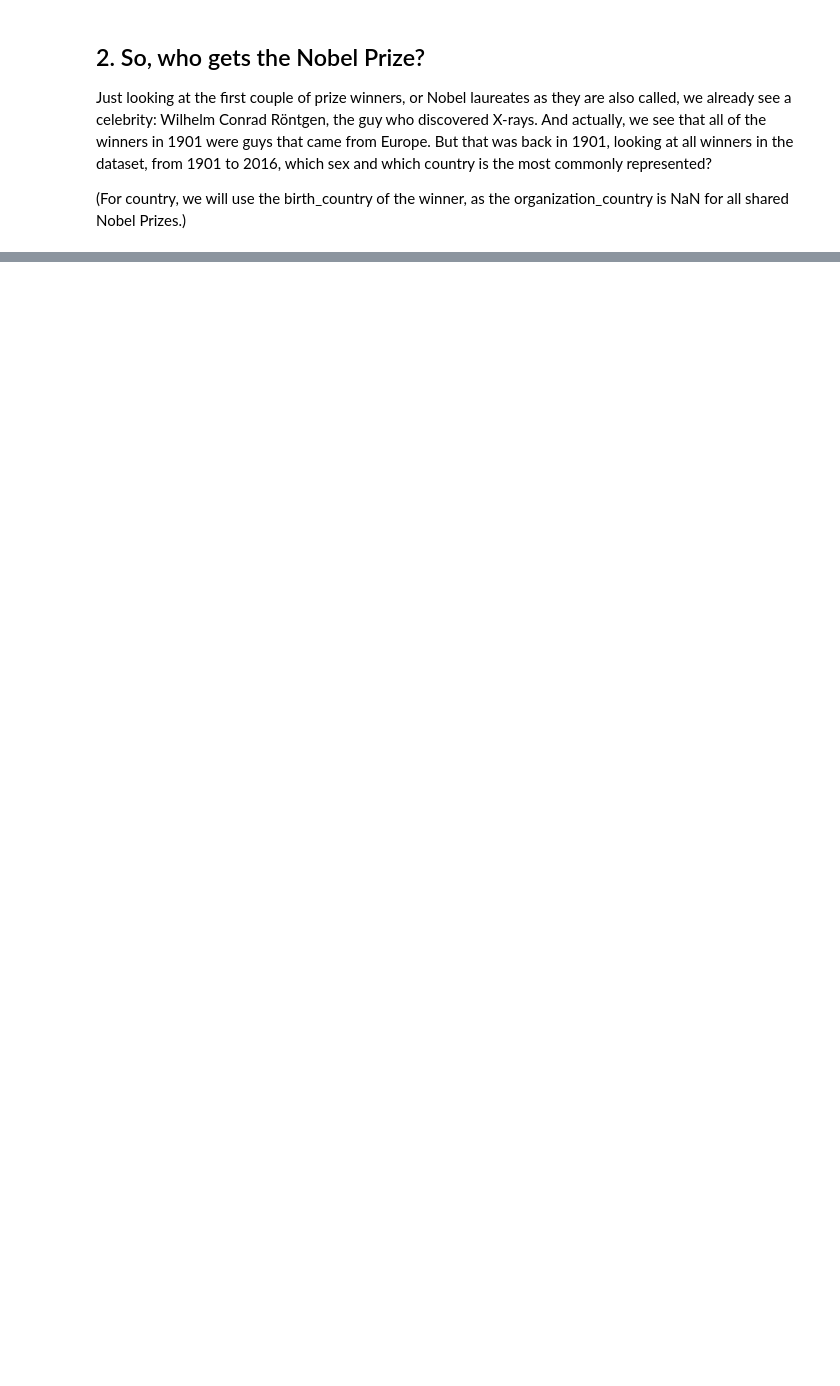
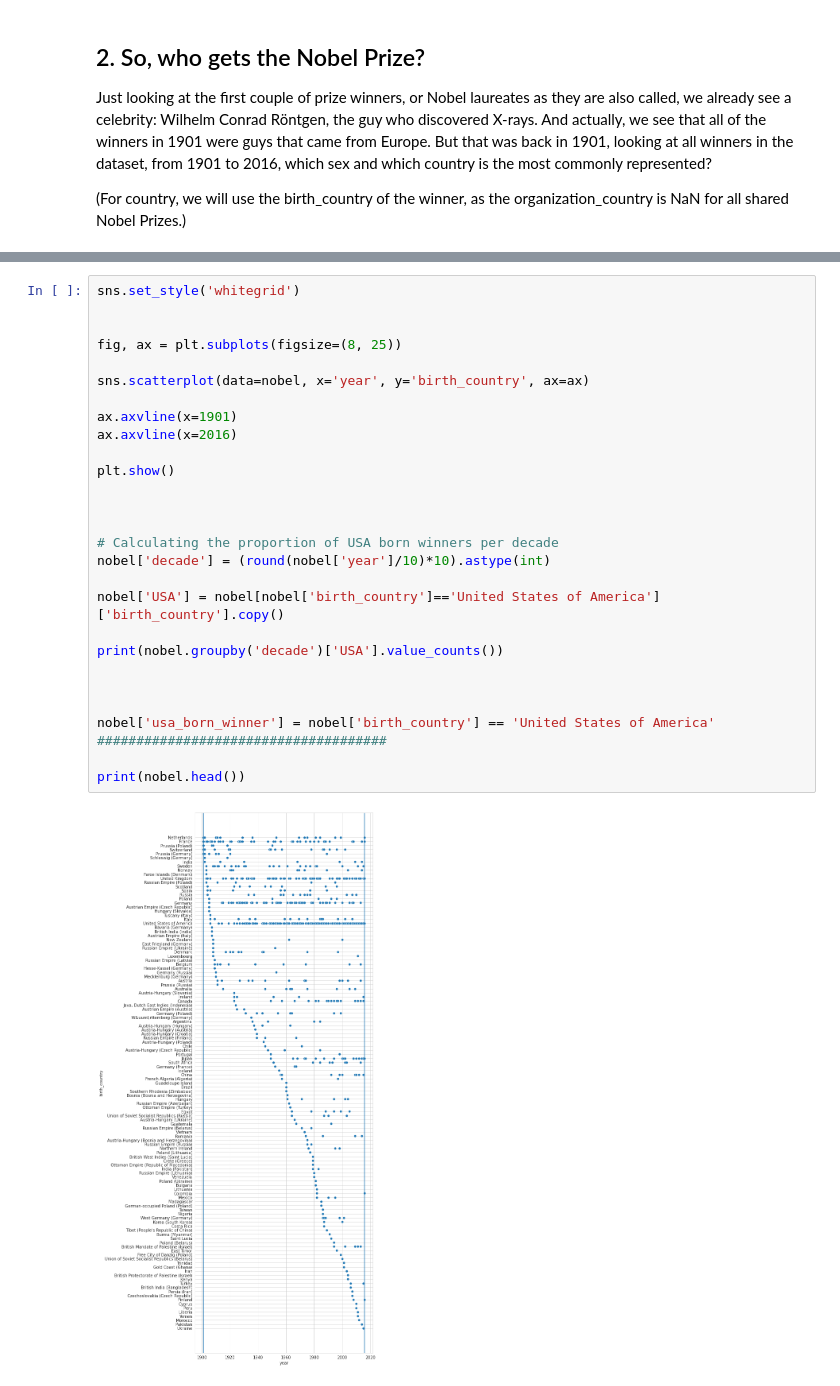
Before and after one commit to johnhhu2020/DataCamp-Data-Scientist-with-Python-Track, a Jupyter notebook: A Visual History of Nobel Prize Winners.ipynb, the cells around one changed output, grey strips where cells are left out. Cells and saved outputs as stored; diff of their text form; blank space fills up the shorter version.

```diff
--- a/A Visual History of Nobel Prize Winners.ipynb
+++ b/A Visual History of Nobel Prize Winners.ipynb
@@ -71,0 +106,29 @@ Just looking at the first couple of prize winners, or Nobel laureates as they ar
+# %%
+sns.set_style('whitegrid')
+
+
+fig, ax = plt.subplots(figsize=(8, 25))
+
+sns.scatterplot(data=nobel, x='year', y='birth_country', ax=ax)
+
+ax.axvline(x=1901)
+ax.axvline(x=2016)
+
+plt.show()
+
+
+
+# Calculating the proportion of USA born winners per decade
+nobel['decade'] = (round(nobel['year']/10)*10).astype(int)
+
+nobel['USA'] = nobel[nobel['birth_country']=='United States of America']['birth_country'].copy()
+
+print(nobel.groupby('decade')['USA'].value_counts())
+
+
+
+nobel['usa_born_winner'] = nobel['birth_country'] == 'United States of America' #####################################
+
+print(nobel.head())
+# %% [output]
+[figure, added]
```
Also changed, not shown: parts of 13 cells of this notebook.
